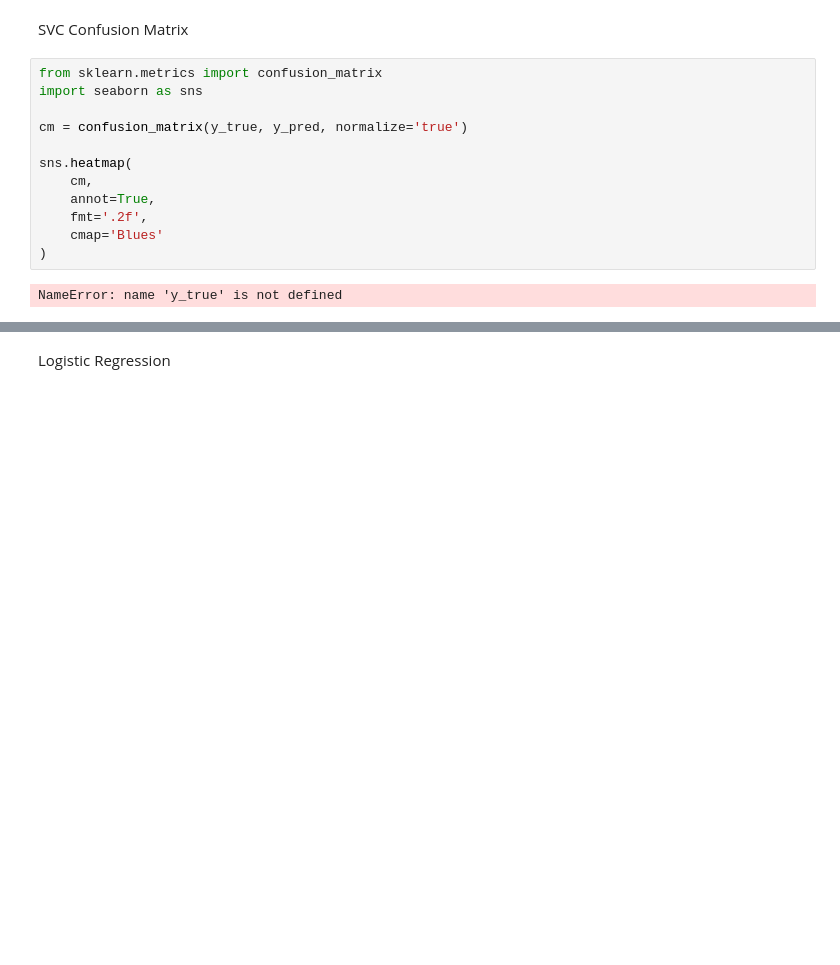
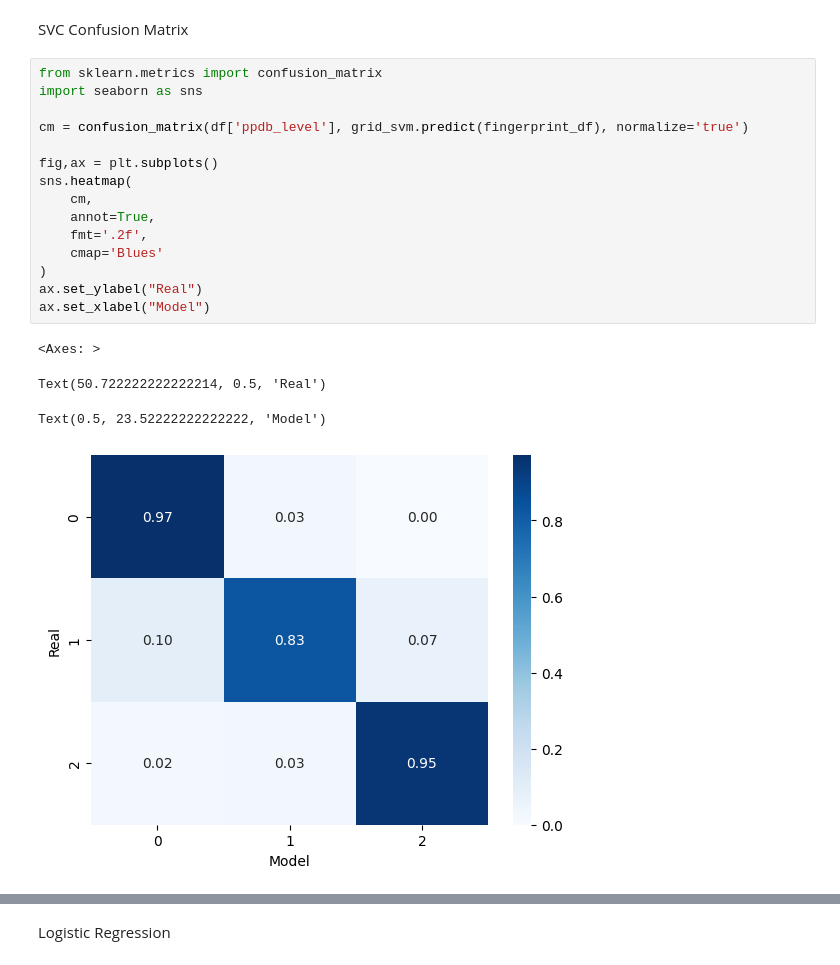
Before and after one commit to ella-satt/che1147-bees, a Jupyter notebook: CHE1147_project_patilP.ipynb, the cells around one changed output, grey strips where cells are left out. Cells and saved outputs as stored; diff of their text form; blank space fills up the shorter version.

```diff
--- a/CHE1147_project_patilP.ipynb
+++ b/CHE1147_project_patilP.ipynb
@@ -233,14 +252,20 @@ SVC Confusion Matrix
 # %%
 from sklearn.metrics import confusion_matrix
 import seaborn as sns
 
-cm = confusion_matrix(y_true, y_pred, normalize='true')
+cm = confusion_matrix(df['ppdb_level'], grid_svm.predict(fingerprint_df), normalize='true')
 
+fig,ax = plt.subplots()
 sns.heatmap(
     cm,
     annot=True,
     fmt='.2f',
     cmap='Blues'
 )
+ax.set_ylabel("Real")
+ax.set_xlabel("Model")
 # %% [output]
-NameError: name 'y_true' is not defined
+<Axes: >
+Text(50.722222222222214, 0.5, 'Real')
+Text(0.5, 23.52222222222222, 'Model')
+[figure, added]
```
Also changed, not shown: parts of 3 cells of this notebook.
